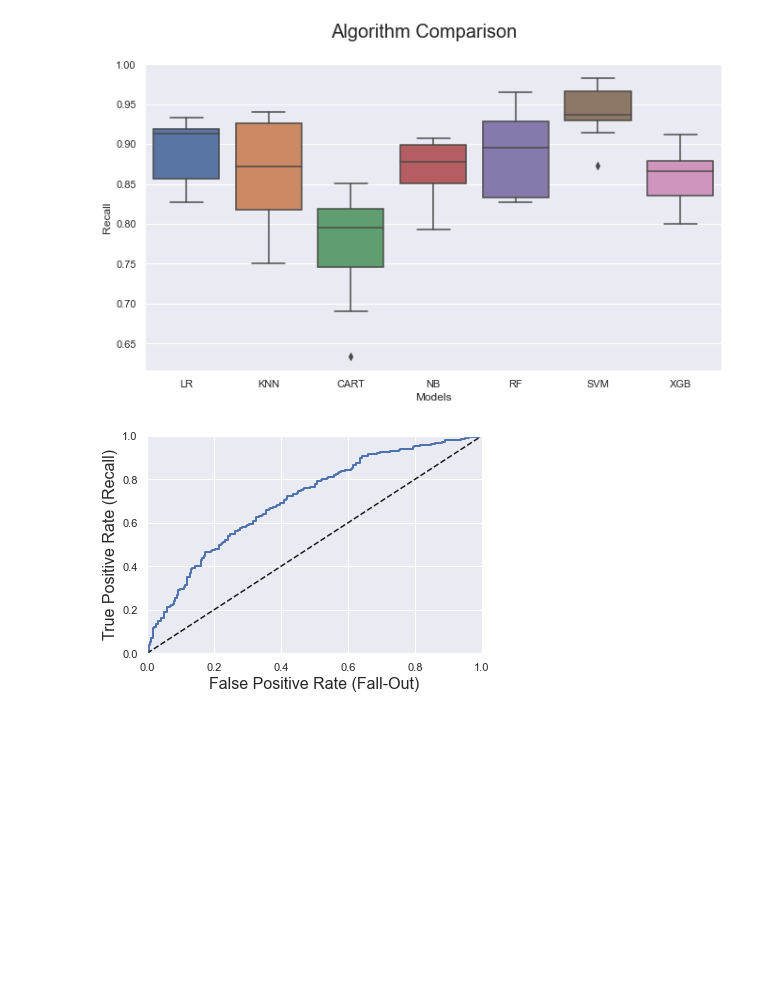
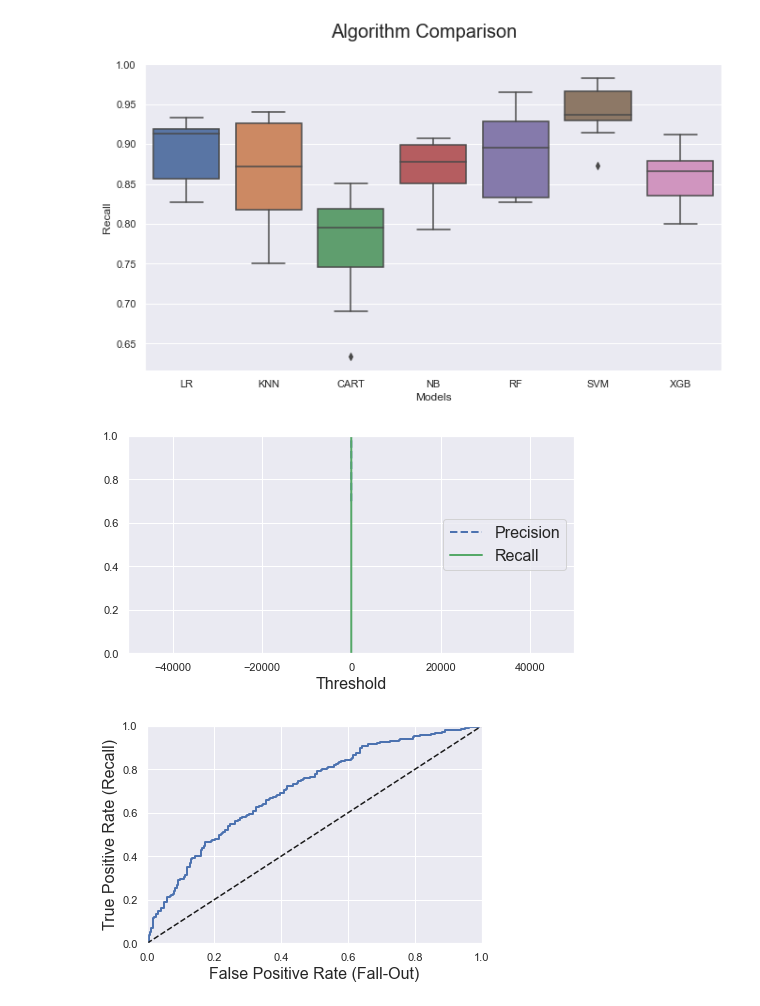
Before and after one commit to jpzambranoleon/german-credit-data-project, a Jupyter notebook: model.ipynb, the cells around one changed output. Saved outputs shown, nothing was run; the diff lists cells and outputs as text; code cells hidden in the pictures; blank space fills up the shorter version.

```diff
--- a/model.ipynb
+++ b/model.ipynb
@@ -206,6 +206,30 @@ ax1.set_ylabel("Recall")
 plt.show()
 # %% [output]
 [figure]
+# %%
+from sklearn.model_selection import cross_val_predict
+from sklearn.metrics import precision_recall_curve
+
+y_scores = cross_val_predict(SVC(), train_data_prepared, y_train, cv=kfold, method='decision_function')
+
+precisions, recalls, thresholds = precision_recall_curve(y_train, y_scores)
+
+def plot_precision_recall_vs_threshold(precisions, recalls, thresholds):
+    plt.plot(thresholds, precisions[:-1], "b--", label="Precision", linewidth=2)
+    plt.plot(thresholds, recalls[:-1], "g-", label="Recall", linewidth=2)
+    plt.legend(loc="center right", fontsize=16) # Not shown in the book
+    plt.xlabel("Threshold", fontsize=16)        # Not shown
+    plt.grid(True)                              # Not shown
+    plt.axis([-50000, 50000, 0, 1])             # Not shown
+
+recall_90_precision = recalls[np.argmax(precisions >= 0.90)]
+threshold_90_precision = thresholds[np.argmax(precisions >= 0.90)]
+
+
+plt.figure(figsize=(8, 4))
+plot_precision_recall_vs_threshold(precisions, recalls, thresholds)
+# %% [output]
+[figure, added]
 # %%
 from sklearn.model_selection import cross_val_predict
 from sklearn.metrics import roc_curve
```
Also changed, not shown: parts of 1 cell of this notebook.
